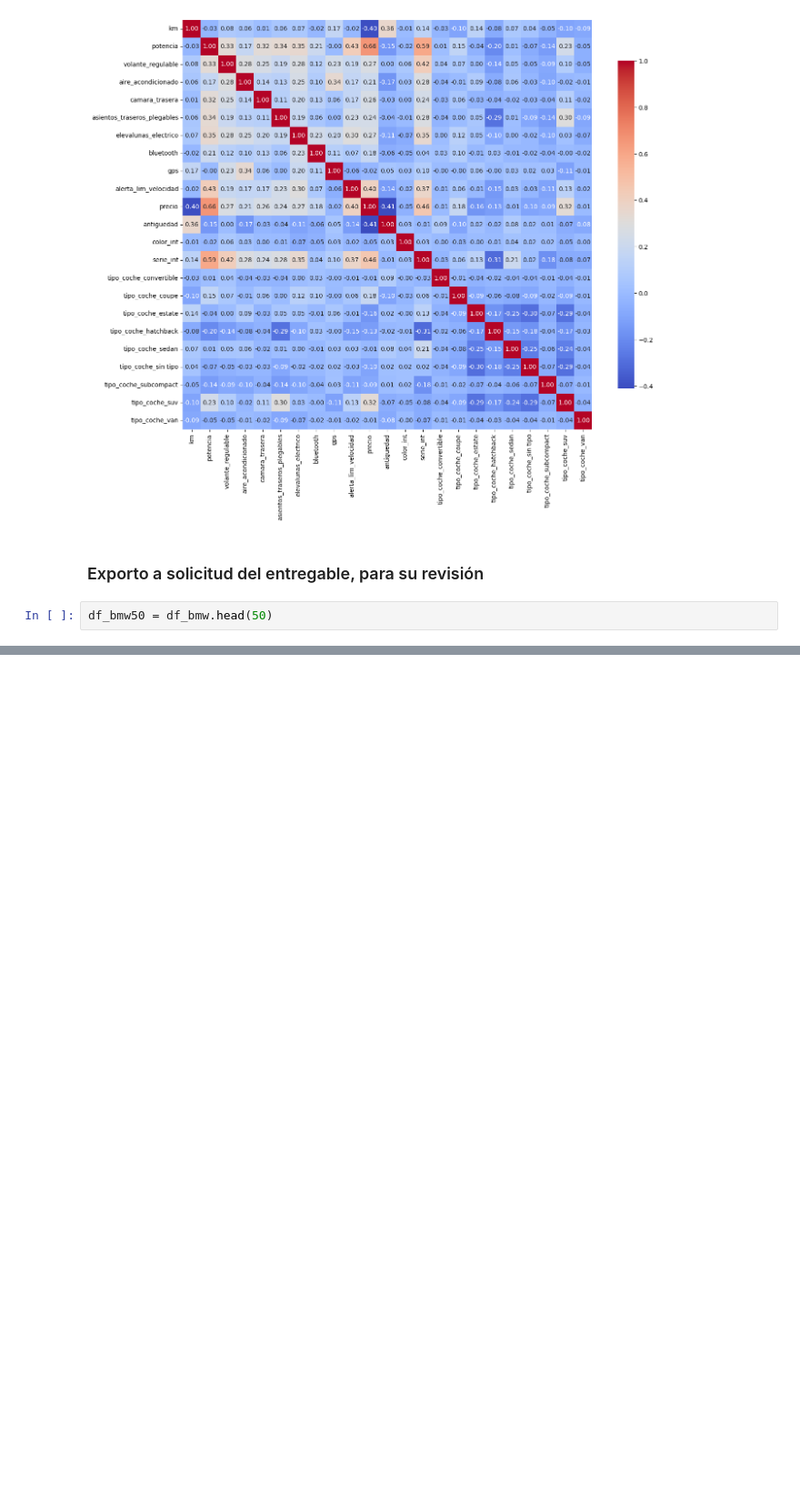
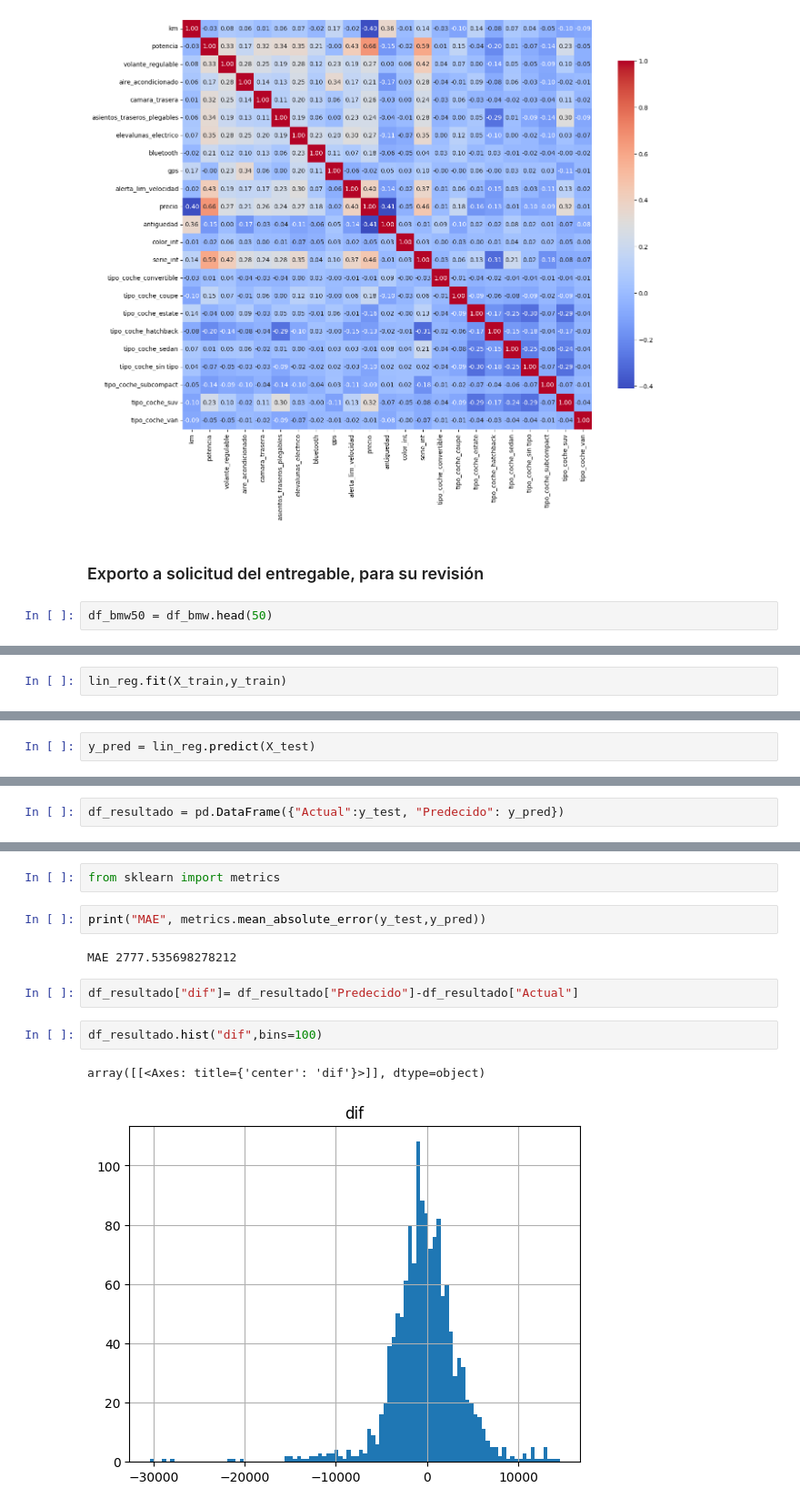
Before and after one commit to Unbiunio/Project-BMW, a Jupyter notebook: df_bmw.ipynb, the cells around one changed output, grey strips where cells are left out. Shown at 91% size. Drawn from its saved outputs; the diff is of its cells as text; blank space fills up the shorter version.

```diff
--- a/df_bmw.ipynb
+++ b/df_bmw.ipynb
@@ -1122,0 +1209,2 @@ df_bmw50.to_csv(file_name, index=False)
+# %%
+lin_reg.fit(X_train,y_train)
@@ -1122,0 +1217,2 @@ df_bmw50.to_csv(file_name, index=False)
+# %%
+y_pred = lin_reg.predict(X_test)
@@ -1122,0 +1239,2 @@ df_bmw50.to_csv(file_name, index=False)
+# %%
+df_resultado = pd.DataFrame({"Actual":y_test, "Predecido": y_pred})
@@ -1122,0 +1257,13 @@ df_bmw50.to_csv(file_name, index=False)
+# %%
+from sklearn import metrics
+# %%
+print("MAE", metrics.mean_absolute_error(y_test,y_pred))
+# %% [output]
+MAE 2777.535698278212
+# %%
+df_resultado["dif"]= df_resultado["Predecido"]-df_resultado["Actual"]
+# %%
+df_resultado.hist("dif",bins=100)
+# %% [output]
+array([[<Axes: title={'center': 'dif'}>]], dtype=object)
+[figure, added]
```
Also changed, not shown: parts of 18 cells of this notebook.
